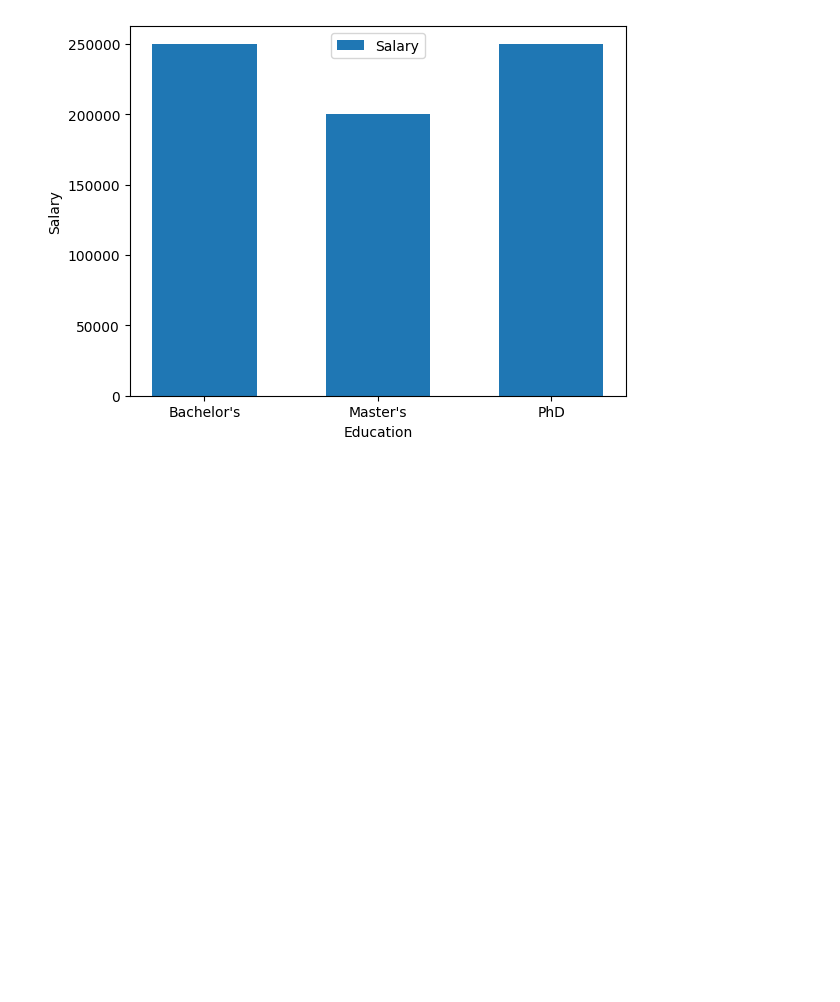
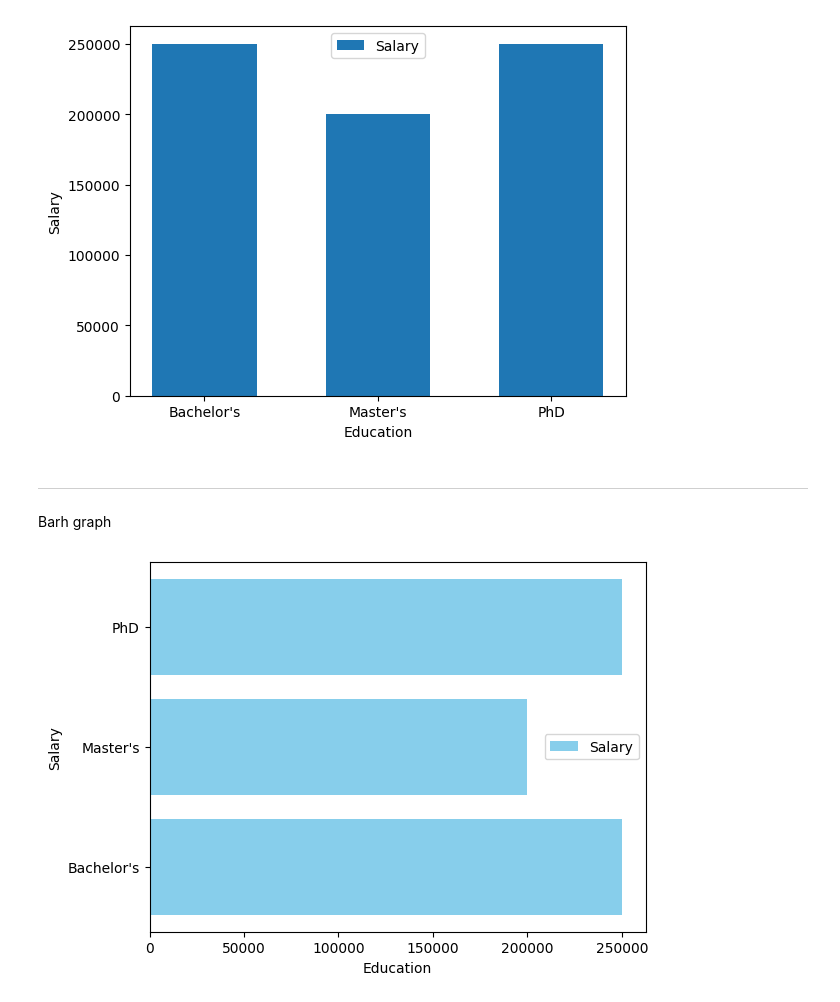
Before and after one commit to Apil120/Learn-ML, a Jupyter notebook: matplotlib/matplotlib.ipynb, the cells around one changed output. Cells and saved outputs as stored; diff of their text form; code cells hidden in the pictures; blank space fills up the shorter version.

Commit message:
Barh plot

```diff
--- a/matplotlib/matplotlib.ipynb
+++ b/matplotlib/matplotlib.ipynb
@@ -69,3 +72,16 @@ plt.legend()
 plt.show()
 # %% [output]
 [figure]
+# %% [markdown]
+---
+Barh graph
+# %%
+education_level = list(df['Education Level'])
+salary = list(df['Salary'].astype(int))
+plt.barh(education_level,salary,color="skyblue",label="Salary",)
+plt.xlabel("Education")
+plt.ylabel("Salary")
+plt.legend()
+plt.show()
+# %% [output]
+[figure, added]
```
Also changed, not shown: parts of 2 cells of this notebook.
